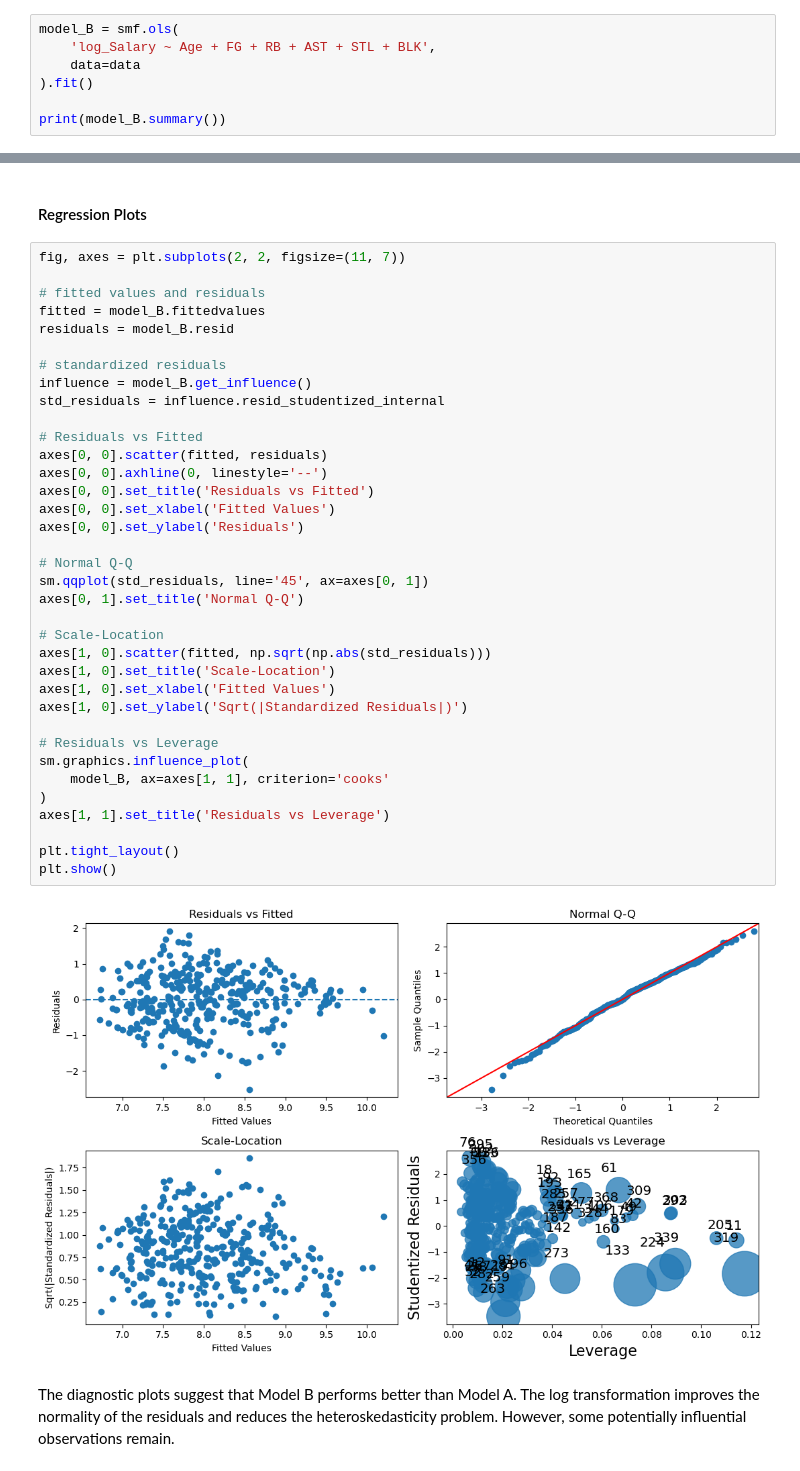
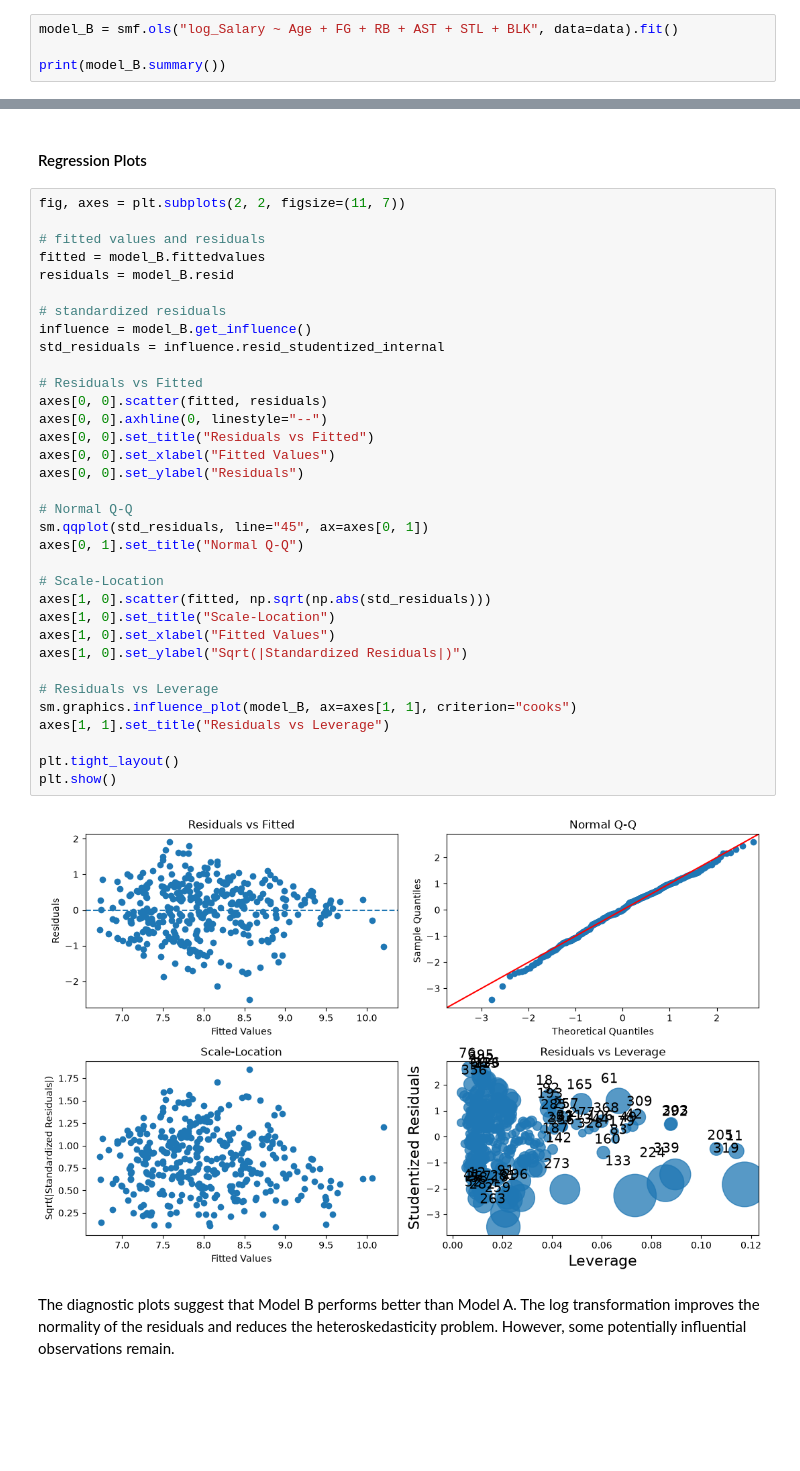
Before and after one commit to rsm-haz161/MGTA453-CaseStudy, a Jupyter notebook: HH/Hot Hand.ipynb, the cells around one changed output, grey strips where cells are left out. Cells and saved outputs as stored; diff of their text form; blank space fills up the shorter version.

```diff
--- a/HH/Hot Hand.ipynb
+++ b/HH/Hot Hand.ipynb
@@ -211,10 +207,7 @@ plt.show()
 # %% [markdown]
 log_Salary is approximately normally distributed, which suggests that log transformation can significant reduce the influence of outliers.
 # %%
-model_B = smf.ols(
-    'log_Salary ~ Age + FG + RB + AST + STL + BLK',
-    data=data
-).fit()
+model_B = smf.ols("log_Salary ~ Age + FG + RB + AST + STL + BLK", data=data).fit()
 
 print(model_B.summary())
 # %% [output]
@@ -261,41 +253,39 @@ The R-squared is 0.455, which means that 45.5% of the variation in the salary ca
 # %%
 fig, axes = plt.subplots(2, 2, figsize=(11, 7))
 
 # fitted values and residuals
 fitted = model_B.fittedvalues
 residuals = model_B.resid
 
 # standardized residuals
 influence = model_B.get_influence()
 std_residuals = influence.resid_studentized_internal
 
 # Residuals vs Fitted
 axes[0, 0].scatter(fitted, residuals)
-axes[0, 0].axhline(0, linestyle='--')
-axes[0, 0].set_title('Residuals vs Fitted')
-axes[0, 0].set_xlabel('Fitted Values')
-axes[0, 0].set_ylabel('Residuals')
+axes[0, 0].axhline(0, linestyle="--")
+axes[0, 0].set_title("Residuals vs Fitted")
+axes[0, 0].set_xlabel("Fitted Values")
+axes[0, 0].set_ylabel("Residuals")
 
 # Normal Q-Q
-sm.qqplot(std_residuals, line='45', ax=axes[0, 1])
-axes[0, 1].set_title('Normal Q-Q')
+sm.qqplot(std_residuals, line="45", ax=axes[0, 1])
+axes[0, 1].set_title("Normal Q-Q")
 
 # Scale-Location
 axes[1, 0].scatter(fitted, np.sqrt(np.abs(std_residuals)))
-axes[1, 0].set_title('Scale-Location')
-axes[1, 0].set_xlabel('Fitted Values')
-axes[1, 0].set_ylabel('Sqrt(|Standardized Residuals|)')
+axes[1, 0].set_title("Scale-Location")
+axes[1, 0].set_xlabel("Fitted Values")
+axes[1, 0].set_ylabel("Sqrt(|Standardized Residuals|)")
 
 # Residuals vs Leverage
-sm.graphics.influence_plot(
-    model_B, ax=axes[1, 1], criterion='cooks'
-)
-axes[1, 1].set_title('Residuals vs Leverage')
+sm.graphics.influence_plot(model_B, ax=axes[1, 1], criterion="cooks")
+axes[1, 1].set_title("Residuals vs Leverage")
 
 plt.tight_layout()
 plt.show()
 # %% [output]
-[figure, old version]
+[figure, new version]
 # %% [markdown]
 The diagnostic plots suggest that Model B performs better than Model A. The log transformation improves the normality of the residuals and reduces the heteroskedasticity problem. However, some potentially influential observations remain.
 # %% [markdown]
```
Also changed, not shown: parts of 20 cells of this notebook, 1 other file.
